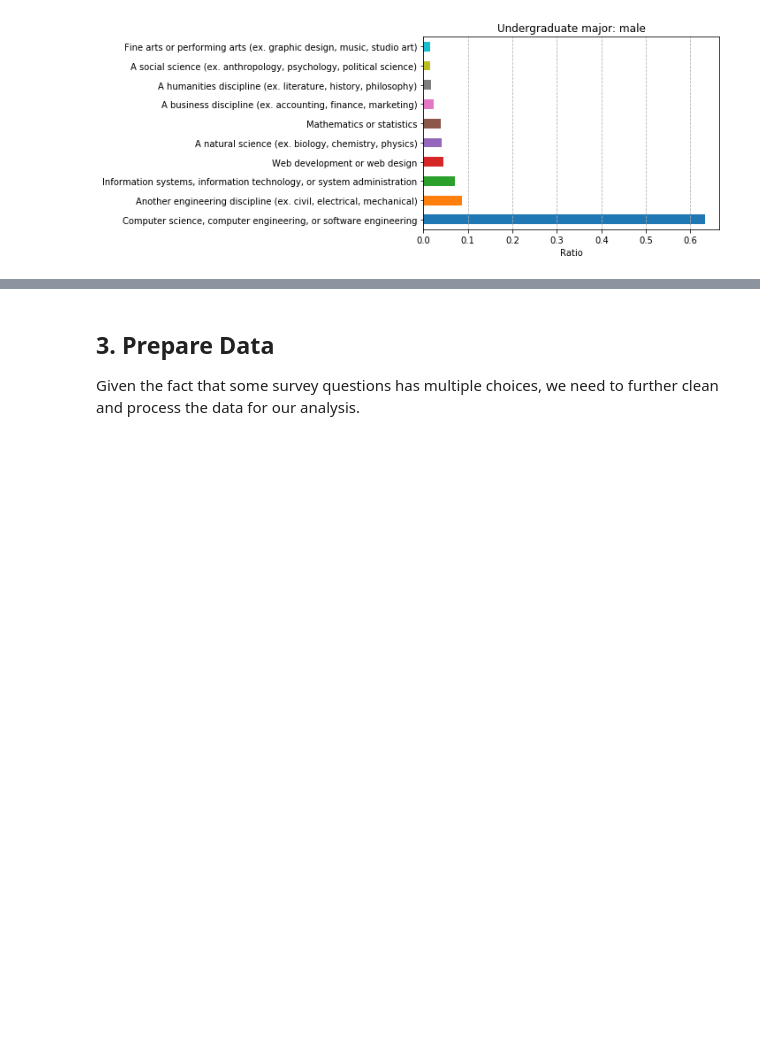
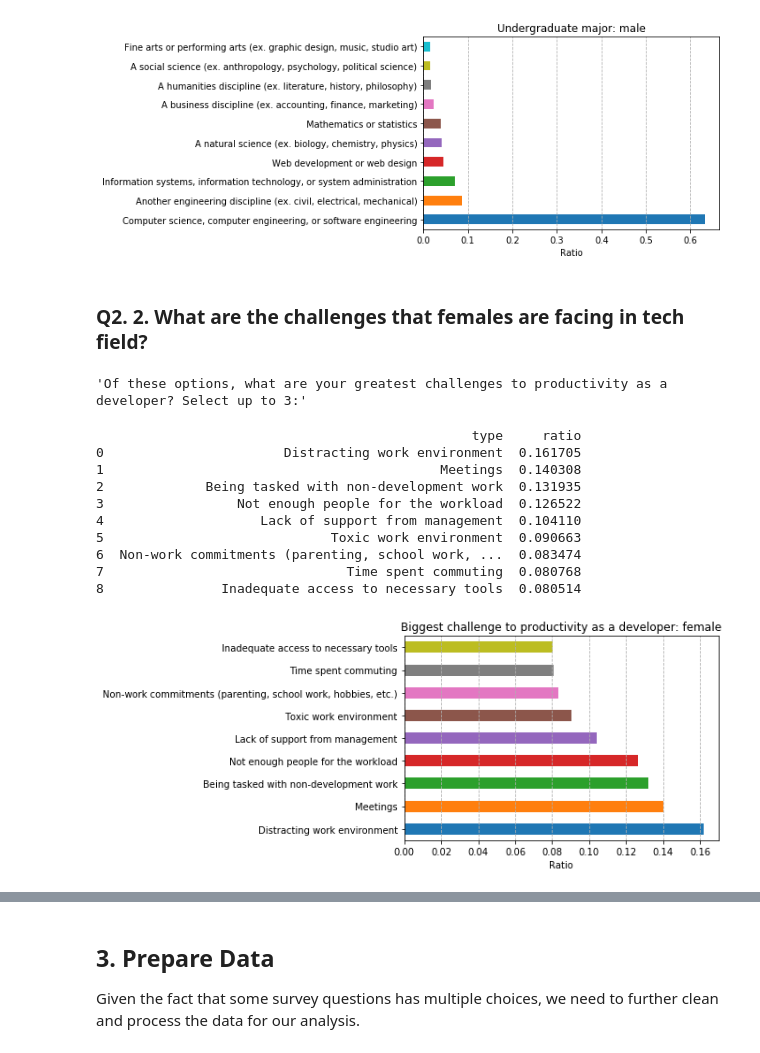
Before and after one commit to Lamasheg/stackoverflow_survey_2019, a Jupyter notebook: stackoverflow_survey.ipynb, the cells around one changed output, grey strips where cells are left out. Cells and saved outputs as stored; diff of their text form; code cells hidden in the pictures; blank space fills up the shorter version.

```diff
--- a/stackoverflow_survey.ipynb
+++ b/stackoverflow_survey.ipynb
@@ -295,3 +295,23 @@ p.count_and_plot(p.split_column_content(men_df,'UndergradMajor'),'Undergraduate
 8  A social science (ex. anthropology, psychology...  0.014872
 9  Fine arts or performing arts (ex. graphic desi...  0.014122
 [figure]
+# %% [markdown]
+### Q2. 2. What are the challenges that females are facing in tech field?
+# %%
+p.get_description('WorkChallenge',schema)
+# %% [output]
+'Of these options, what are your greatest challenges to productivity as a developer? Select up to 3:'
+# %%
+p.count_and_plot(p.split_column_content(women_df,'WorkChallenge'), 'Biggest challenge to productivity as a developer: female')
+# %% [output]
+                                                type     ratio
+0                       Distracting work environment  0.161705
+1                                           Meetings  0.140308
+2             Being tasked with non-development work  0.131935
+3                 Not enough people for the workload  0.126522
+4                    Lack of support from management  0.104110
+5                             Toxic work environment  0.090663
+6  Non-work commitments (parenting, school work, ...  0.083474
+7                               Time spent commuting  0.080768
+8               Inadequate access to necessary tools  0.080514
+[figure, added]
```
Also changed, not shown: parts of 3 cells of this notebook.
